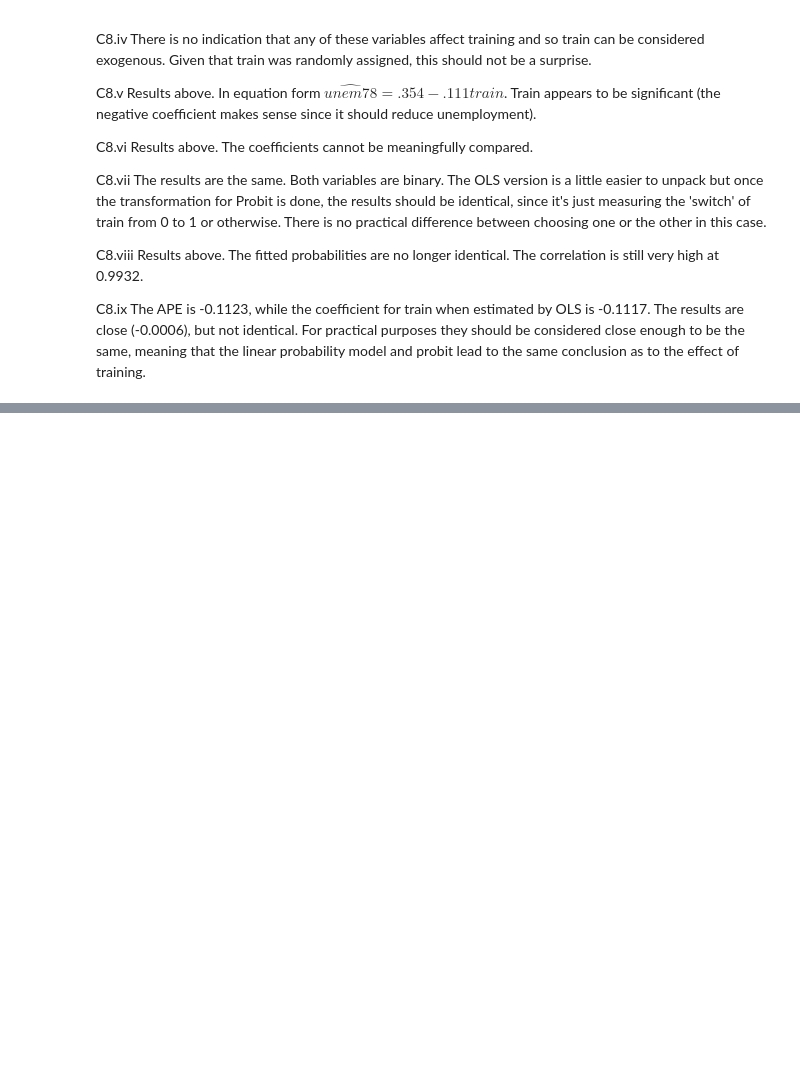
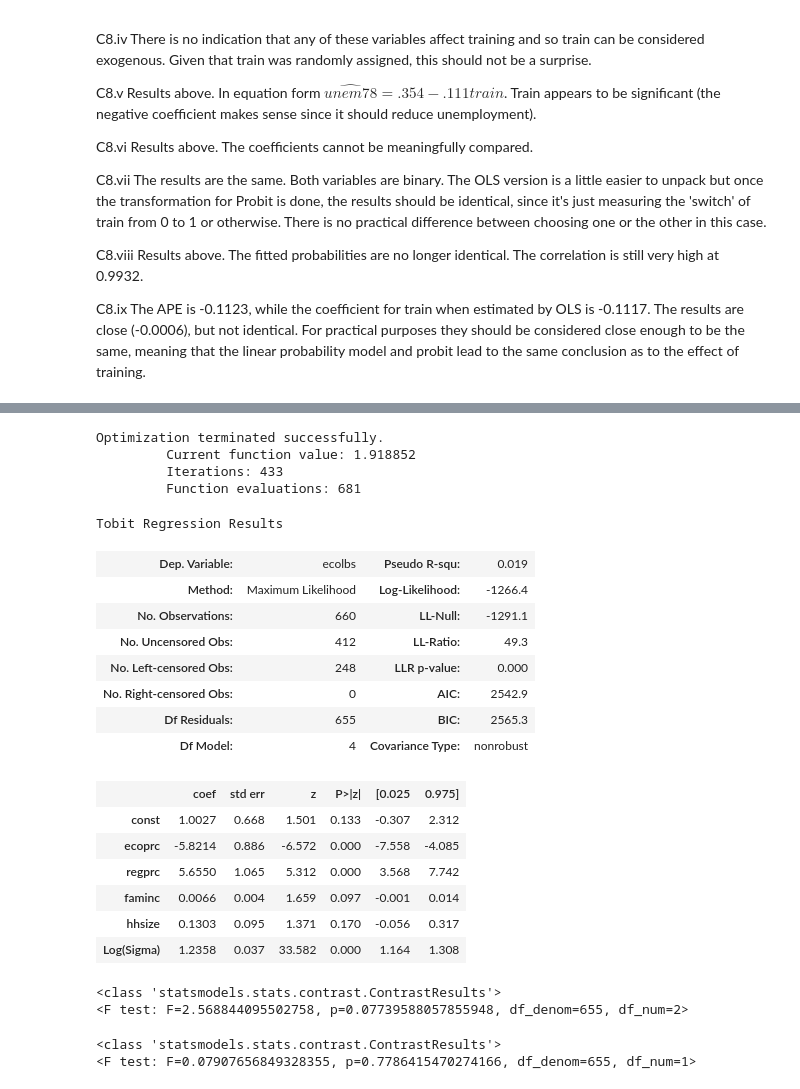
Before and after one commit to systemchalk/wooldridge_workbook, a Jupyter notebook: ch17.ipynb, the cells around one changed output, grey strips where cells are left out. Drawn from its saved outputs; the diff is of its cells as text; code cells hidden in the pictures; blank space fills up the shorter version.

Commit message:
Added C9. Partially complete until Tobit is implemented in sm.

```diff
--- a/ch17.ipynb
+++ b/ch17.ipynb
@@ -1113,3 +1086,7 @@ C8.vii The results are the same. Both variables are binary. The OLS version is a
 C8.viii Results above. The fitted probabilities are no longer identical. The correlation is still very high at 0.9932.
 
 C8.ix The APE is -0.1123, while the coefficient for train when estimated by OLS is -0.1117. The results are close (-0.0006), but not identical. For practical purposes they should be considered close enough to be the same, meaning that the linear probability model and probit lead to the same conclusion as to the effect of training.
+# %%
+# Exercise 9
+apple = pd.read_stata("./stata/APPLE.DTA")
+apple[apple.ecolbs == 0].shape[0]
@@ -1115,0 +1107,37 @@ C8.ix The APE is -0.1123, while the coefficient for train when estimated by OLS
+# %%
+X = sm.add_constant(apple[["ecoprc", "regprc", "faminc", "hhsize"]])
+cens = np.zeros(apple.shape[0])
+cens[apple.ecolbs == 0] = -1
+model = Tobit(apple.ecolbs, X, cens=cens, missing="drop").fit()
+model.summary()
+# %% [output]
+Optimization terminated successfully.
+         Current function value: 1.918852
+         Iterations: 433
+         Function evaluations: 681
+Tobit Regression Results
+| Dep. Variable: | ecolbs | Pseudo R-squ: | 0.019 |
+| Method: | Maximum Likelihood | Log-Likelihood: | -1266.4 |
+| No. Observations: | 660 | LL-Null: | -1291.1 |
+| No. Uncensored Obs: | 412 | LL-Ratio: | 49.3 |
+| No. Left-censored Obs: | 248 | LLR p-value: | 0.000 |
+| No. Right-censored Obs: | 0 | AIC: | 2542.9 |
+| Df Residuals: | 655 | BIC: | 2565.3 |
+| Df Model: | 4 | Covariance Type: | nonrobust |
+|  | coef | std err | z | P>|z| | [0.025 | 0.975] |
+| const | 1.0027 | 0.668 | 1.501 | 0.133 | -0.307 | 2.312 |
+| ecoprc | -5.8214 | 0.886 | -6.572 | 0.000 | -7.558 | -4.085 |
+| regprc | 5.6550 | 1.065 | 5.312 | 0.000 | 3.568 | 7.742 |
+| faminc | 0.0066 | 0.004 | 1.659 | 0.097 | -0.001 | 0.014 |
+| hhsize | 0.1303 | 0.095 | 1.371 | 0.170 | -0.056 | 0.317 |
+| Log(Sigma) | 1.2358 | 0.037 | 33.582 | 0.000 | 1.164 | 1.308 |
+# %%
+model.f_test("faminc = hhsize = 0")
+# %% [output]
+<class 'statsmodels.stats.contrast.ContrastResults'>
+<F test: F=2.568844095502758, p=0.07739588057855948, df_denom=655, df_num=2>
+# %%
+model.f_test("-ecoprc = regprc")
+# %% [output]
+<class 'statsmodels.stats.contrast.ContrastResults'>
+<F test: F=0.07907656849328355, p=0.7786415470274166, df_denom=655, df_num=1>
```
Also changed, not shown: parts of 28 cells of this notebook.
